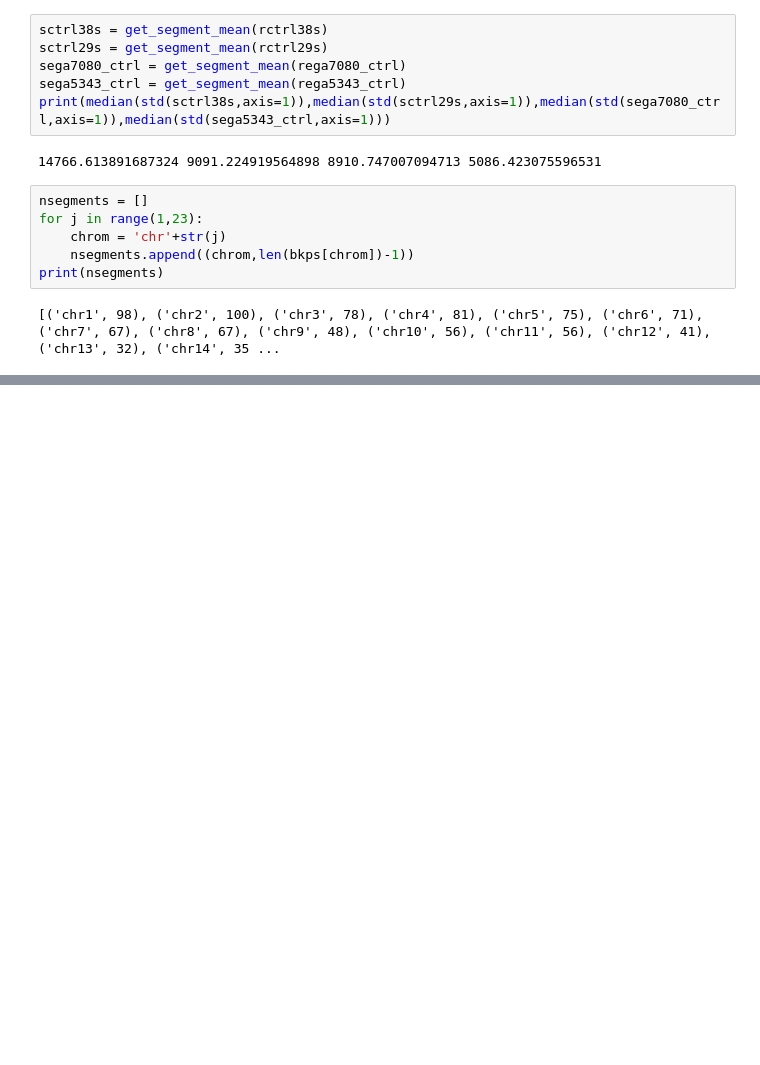
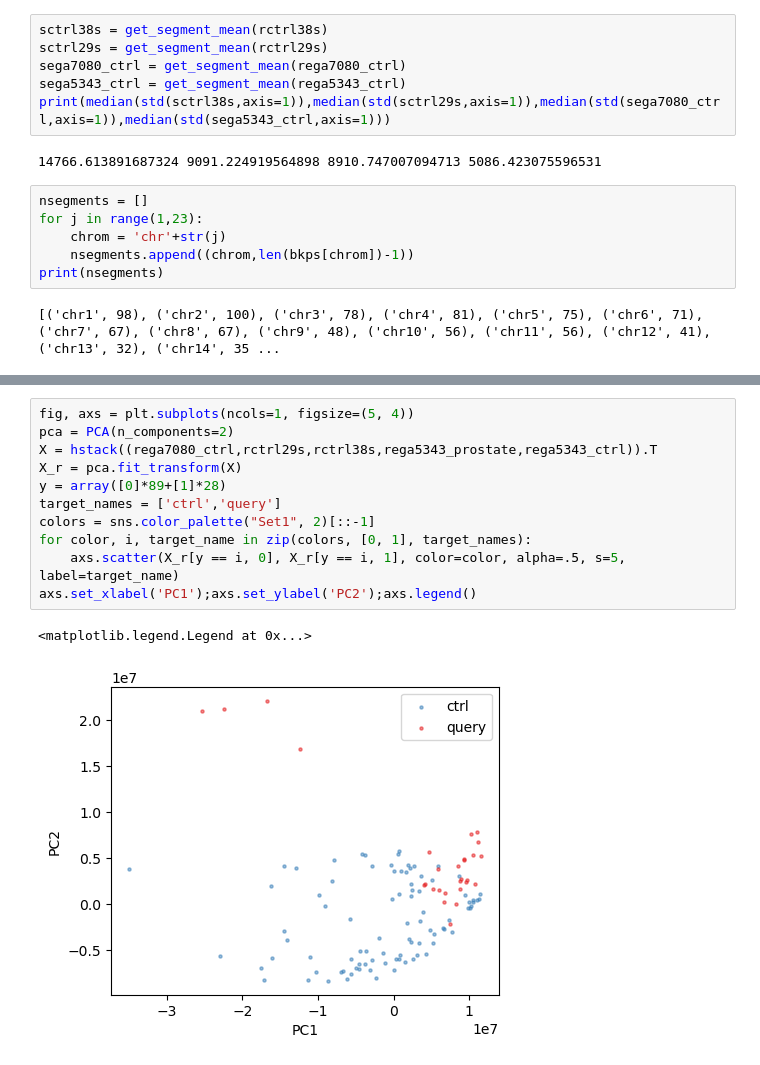
Before and after one commit to deepomicslab/Genome-wide-coverage-profiling, a Jupyter notebook: segment_convergence_outlier_detection.ipynb, the cells around one changed output, grey strips where cells are left out. Saved outputs shown, nothing was run; the diff lists cells and outputs as text; blank space fills up the shorter version.

```diff
--- a/segment_convergence_outlier_detection.ipynb
+++ b/segment_convergence_outlier_detection.ipynb
@@ -520,0 +335,14 @@ print(batch1.shape[1],batch2.shape[1],batch3.shape[1],batch4.shape[1],batch5.sha
+# %%
+fig, axs = plt.subplots(ncols=1, figsize=(5, 4))
+pca = PCA(n_components=2)
+X = hstack((rega7080_ctrl,rctrl29s,rctrl38s,rega5343_prostate,rega5343_ctrl)).T
+X_r = pca.fit_transform(X)
+y = array([0]*89+[1]*28)
+target_names = ['ctrl','query']
+colors = sns.color_palette("Set1", 2)[::-1]
+for color, i, target_name in zip(colors, [0, 1], target_names):
+    axs.scatter(X_r[y == i, 0], X_r[y == i, 1], color=color, alpha=.5, s=5, label=target_name)
+axs.set_xlabel('PC1');axs.set_ylabel('PC2');axs.legend()
+# %% [output]
+<matplotlib.legend.Legend at 0x...>
+[figure, added]
```
Also changed, not shown: parts of 43 cells of this notebook, 1 other file.
